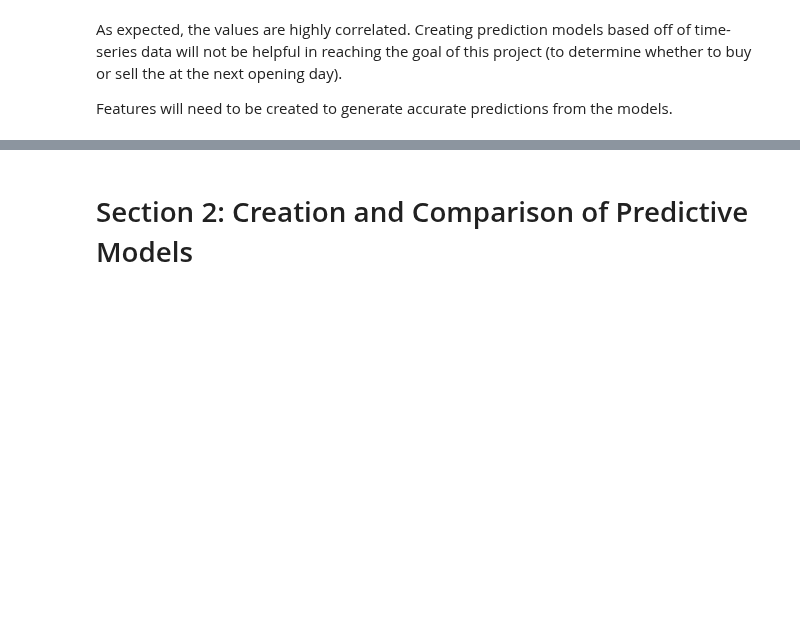
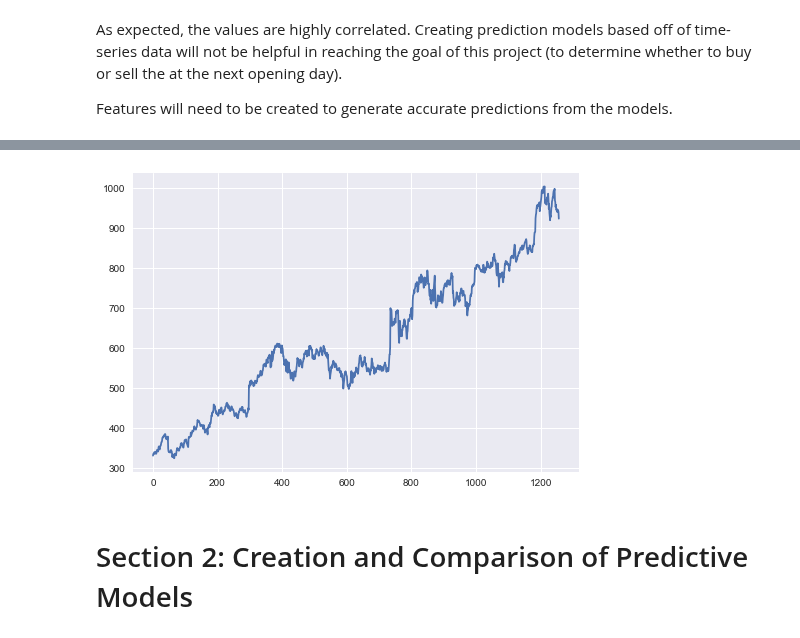
Before and after one commit to makennedy626/Thinkful_Unit_3, a Jupyter notebook: Unit 3 Capstone Final Draft.ipynb, the cells around one changed output, grey strips where cells are left out. Saved outputs shown, nothing was run; the diff lists cells and outputs as text; code cells hidden in the pictures; blank space fills up the shorter version.

```diff
--- a/Unit 3 Capstone Final Draft.ipynb
+++ b/Unit 3 Capstone Final Draft.ipynb
@@ -167,3 +237,8 @@ plt = plot(data.Close)
+# %%
+plt.plot(data.Close)
+plt.show()
+# %% [output]
+[figure, added]
 # %% [markdown]
 # Section 2: Creation and Comparison of Predictive Models
 # %% [markdown]
```
Also changed, not shown: parts of 47 cells of this notebook.
